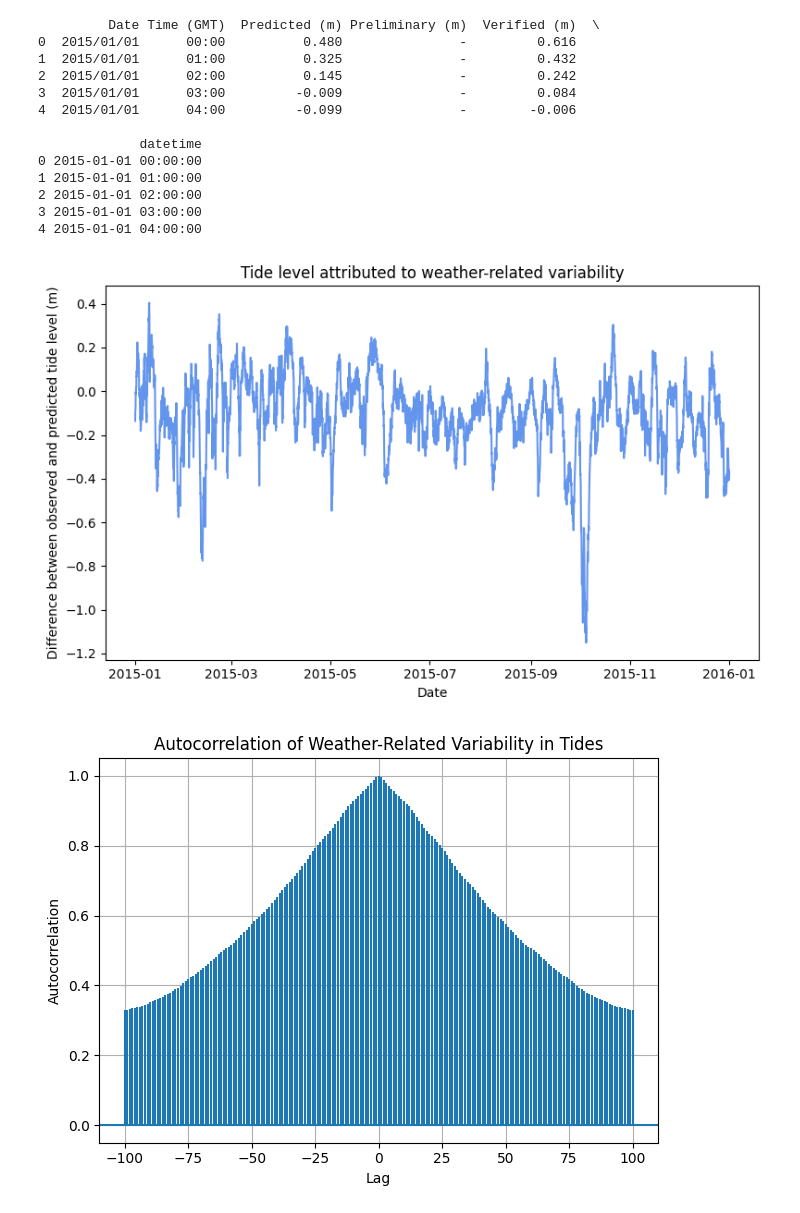
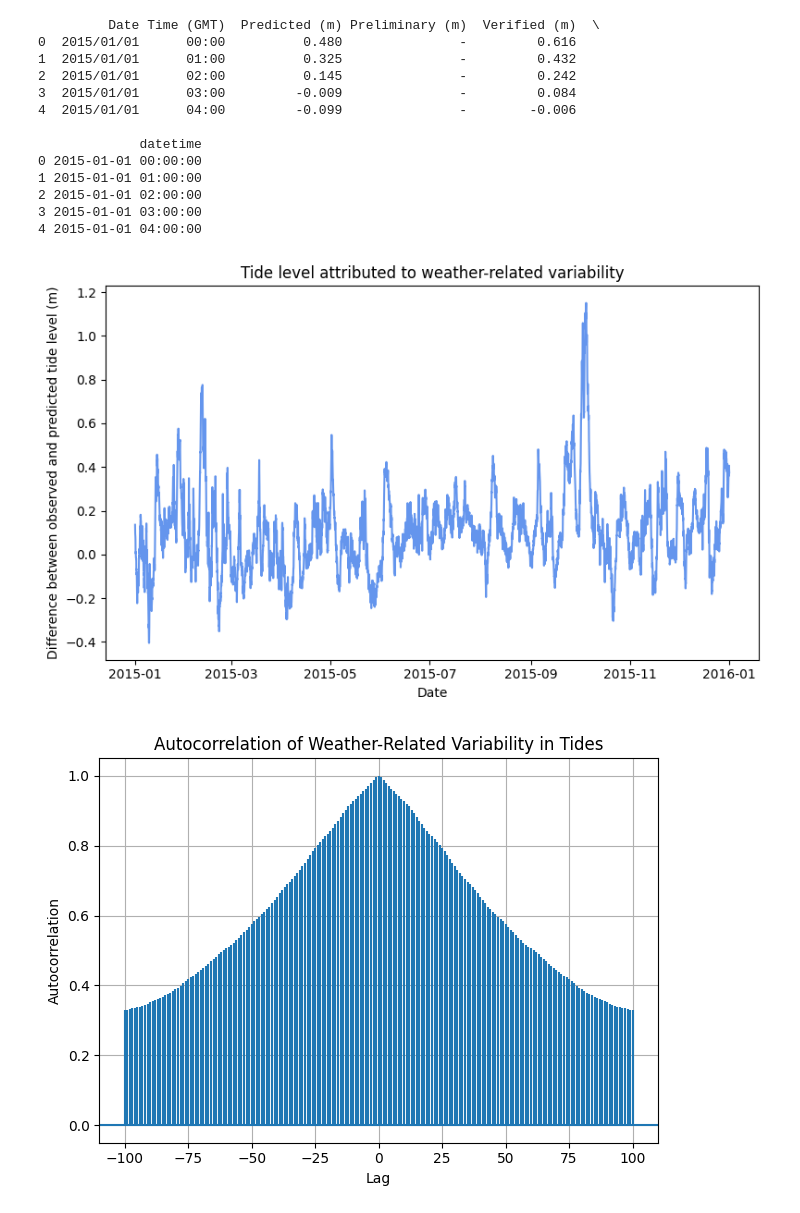
Before and after one commit to BEE4850-SP25/hw02-mcallen14, a Jupyter notebook: hw02.ipynb, the cells around one changed output. Drawn from its saved outputs; the diff is of its cells as text; code cells hidden in the pictures.

```diff
--- a/hw02.ipynb
+++ b/hw02.ipynb
@@ -231,19 +686,19 @@ print(surge.head(5))
 # %%
 # Take difference between the observations and predictions
 # to obtain the tide level which could be attributed to weather-related variability
-surge['weather_variability'] = surge['Predicted (m)'] - surge['Verified (m)']
+surge['weather_variability'] = surge['Verified (m)'] - surge['Predicted (m)']
 
 # Plot:
 plt.figure(figsize=(8,5))
 plt.plot(surge['datetime'],surge['weather_variability'], color='cornflowerblue')#, label='No Cheat')#, alpha = 0.8)
 # Add labels
 plt.xlabel('Date')
 plt.ylabel('Difference between observed and predicted tide level (m)')
 plt.title('Tide level attributed to weather-related variability')
 plt.tight_layout()
 plt.show()
 # %% [output]
-[figure, old version]
+[figure, new version]
 # %%
 # Develop an autoregressive (AR) model for the weather-related variability in the Norfolk tide gauge.
 # Include your logic/exploratory analysis used in determining the model
```
Also changed, not shown: parts of 85 cells of this notebook.
